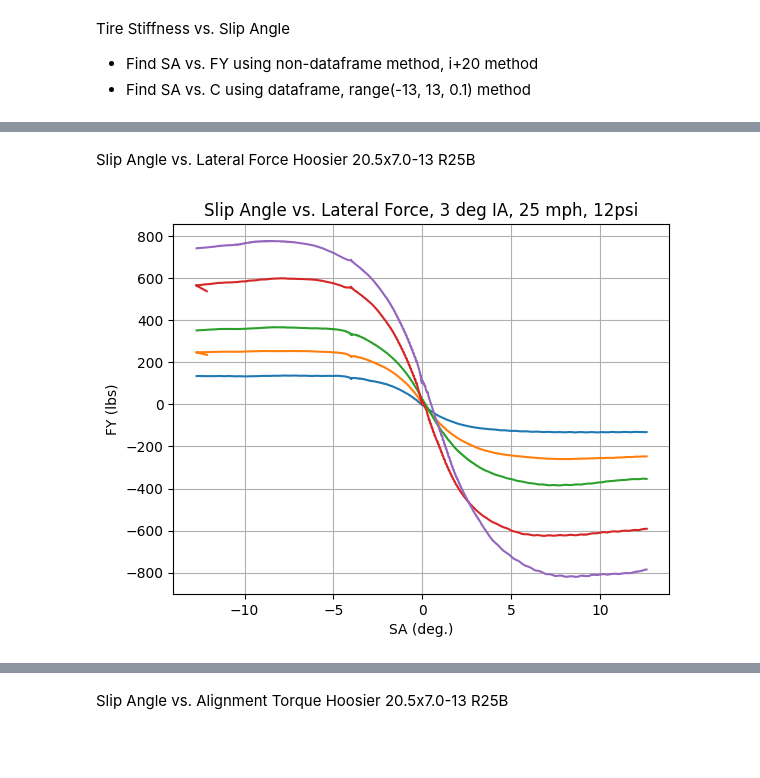
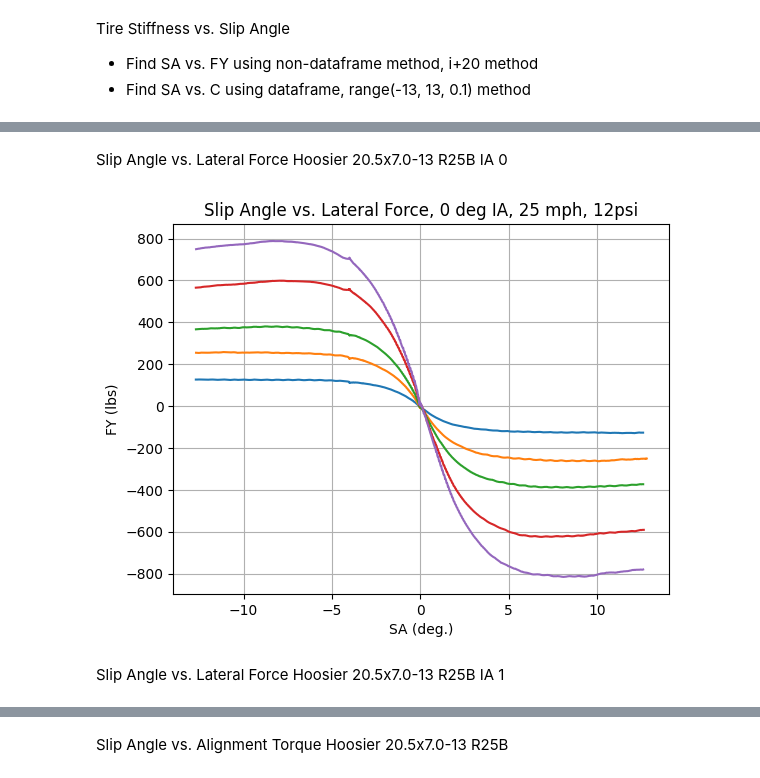
Before and after one commit to Washington-State-University-Formula-SAE/ttc-data, a Jupyter notebook: Hoosier 20.5x13-7.0 R25B.ipynb, the cells around one changed output, grey strips where cells are left out. Drawn from its saved outputs; the diff is of its cells as text; code cells hidden in the pictures; blank space fills up the shorter version.

```diff
--- a/Hoosier 20.5x13-7.0 R25B.ipynb
+++ b/Hoosier 20.5x13-7.0 R25B.ipynb
@@ -299,5 +504,5 @@ No artists with labels found to put in legend.  Note that artists whose label st
 # %% [markdown]
-Slip Angle vs. Lateral Force Hoosier 20.5x7.0-13 R25B
+Slip Angle vs. Lateral Force Hoosier 20.5x7.0-13 R25B IA 0
 # %%
 # Sorting Data into Tuples and Trimming (50 lb)
 
@@ -328,15 +533,15 @@ h_50_fy_avg = []
 
 avg = 20
 
-for i in range(len(h_50_sa_lst)-avg):
-    a_avg = h_50_sa_lst[i:i+avg]
+for i in range(int(avg/2), len(h_50_sa_lst)-int(avg/2)):
+    a_avg = h_50_sa_lst[i-int(avg/2):i+int(avg/2)]
     a_avg = sum(a_avg)/(len(a_avg))
     h_50_sa_avg.append(a_avg)
 
 # Averaging function for FY, takes average ever 20 data points (50lb)
 
-for i in range(len(h_50_fy_lst)-avg):
-    a_avg = h_50_fy_lst[i:i+avg]
+for i in range(int(avg/2), len(h_50_fy_lst)-int(avg/2)):
+    a_avg = h_50_fy_lst[i-int(avg/2):i+int(avg/2)]
     a_avg = sum(a_avg)/(len(a_avg))
     h_50_fy_avg.append(a_avg)
 
@@ -369,15 +574,15 @@ h_100_fy_avg = []
 
 avg = 20
 
-for i in range(len(h_100_sa_lst)-avg):
-    a_avg = h_100_sa_lst[i:i+avg]
+for i in range(int(avg/2), len(h_100_sa_lst)-int(avg/2)):
+    a_avg = h_100_sa_lst[i-int(avg/2):i+int(avg/2)]
     a_avg = sum(a_avg)/(len(a_avg))
     h_100_sa_avg.append(a_avg)
 
 # Averaging function for FY, takes average ever 20 data points (100lb)
 
-for i in range(len(h_100_fy_lst)-avg):
-    a_avg = h_100_fy_lst[i:i+avg]
+for i in range(int(avg/2), len(h_100_fy_lst)-int(avg/2)):
+    a_avg = h_100_fy_lst[i-int(avg/2):i+int(avg/2)]
     a_avg = sum(a_avg)/(len(a_avg))
     h_100_fy_avg.append(a_avg)
 
@@ -410,15 +615,15 @@ h_150_fy_avg = []
 
 avg = 20
 
-for i in range(len(h_150_sa_lst)-avg):
-    a_avg = h_150_sa_lst[i:i+avg]
+for i in range(int(avg/2), len(h_150_sa_lst)-int(avg/2)):
+    a_avg = h_150_sa_lst[i-int(avg/2):i+int(avg/2)]
     a_avg = sum(a_avg)/(len(a_avg))
     h_150_sa_avg.append(a_avg)
 
 # Averaging function for FY, takes average ever 20 data points (150lb)
 
-for i in range(len(h_150_fy_lst)-avg):
-    a_avg = h_150_fy_lst[i:i+avg]
+for i in range(int(avg/2), len(h_150_fy_lst)-int(avg/2)):
+    a_avg = h_150_fy_lst[i-int(avg/2):i+int(avg/2)]
     a_avg = sum(a_avg)/(len(a_avg))
     h_150_fy_avg.append(a_avg)
 
@@ -451,15 +656,15 @@ h_250_fy_avg = []
 
 avg = 20
 
-for i in range(len(h_250_sa_lst)-avg):
-    a_avg = h_250_sa_lst[i:i+avg]
+for i in range(int(avg/2), len(h_250_sa_lst)-int(avg/2)):
+    a_avg = h_250_sa_lst[i-int(avg/2):i+int(avg/2)]
     a_avg = sum(a_avg)/(len(a_avg))
     h_250_sa_avg.append(a_avg)
 
 # Averaging function for FY, takes average ever 20 data points (250lb)
 
-for i in range(len(h_250_fy_lst)-avg):
-    a_avg = h_250_fy_lst[i:i+avg]
+for i in range(int(avg/2), len(h_250_fy_lst)-int(avg/2)):
+    a_avg = h_250_fy_lst[i-int(avg/2):i+int(avg/2)]
     a_avg = sum(a_avg)/(len(a_avg))
     h_250_fy_avg.append(a_avg)
 
@@ -486,39 +691,38 @@ for i in h_350_fy:
 # Variables for below averaging functions (350lb)
 
 h_350_sa_avg = []
 h_350_fy_avg = []
 
 # Averaging function for SA, takes average ever 20 data points (350lb)
 
 avg = 20
 
-for i in range(len(h_350_sa_lst)-avg):
-    a_avg = h_350_sa_lst[i:i+avg]
+for i in range(int(avg/2), len(h_350_sa_lst)-int(avg/2)):
+    a_avg = h_350_sa_lst[i-int(avg/2):i+int(avg/2)]
     a_avg = sum(a_avg)/(len(a_avg))
     h_350_sa_avg.append(a_avg)
 
 # Averaging function for FY, takes average ever 20 data points (350lb)
 
-for i in range(len(h_350_fy_lst)-avg):
-    a_avg = h_350_fy_lst[i:i+avg]
+for i in range(int(avg/2), len(h_350_fy_lst)-int(avg/2)):
+    a_avg = h_350_fy_lst[i-int(avg/2):i+int(avg/2)]
     a_avg = sum(a_avg)/(len(a_avg))
     h_350_fy_avg.append(a_avg)
 
 # Plotting using Seaborn
-
-#sns.set_theme()
-#sns.relplot(data=(A_FY_avg), kind= 'line')
 
 # Plotting using MatPlotLib
 plt.plot(h_50_sa_avg, h_50_fy_avg)
 plt.plot(h_100_sa_avg, h_100_fy_avg)
 plt.plot(h_150_sa_avg, h_150_fy_avg)
 plt.plot(h_250_sa_avg, h_250_fy_avg)
 plt.plot(h_350_sa_avg, h_350_fy_avg)
-plt.title('Slip Angle vs. Lateral Force, 3 deg IA, 25 mph, 12psi')
+plt.title('Slip Angle vs. Lateral Force, 0 deg IA, 25 mph, 12psi')
 plt.xlabel('SA (deg.)')
 plt.ylabel('FY (lbs)')
 plt.grid(True)
 plt.show()
 # %% [output]
-[figure, old version]
+[figure, new version]
+# %% [markdown]
+Slip Angle vs. Lateral Force Hoosier 20.5x7.0-13 R25B IA 1
```
Also changed, not shown: parts of 39 cells of this notebook, 36 other files.
